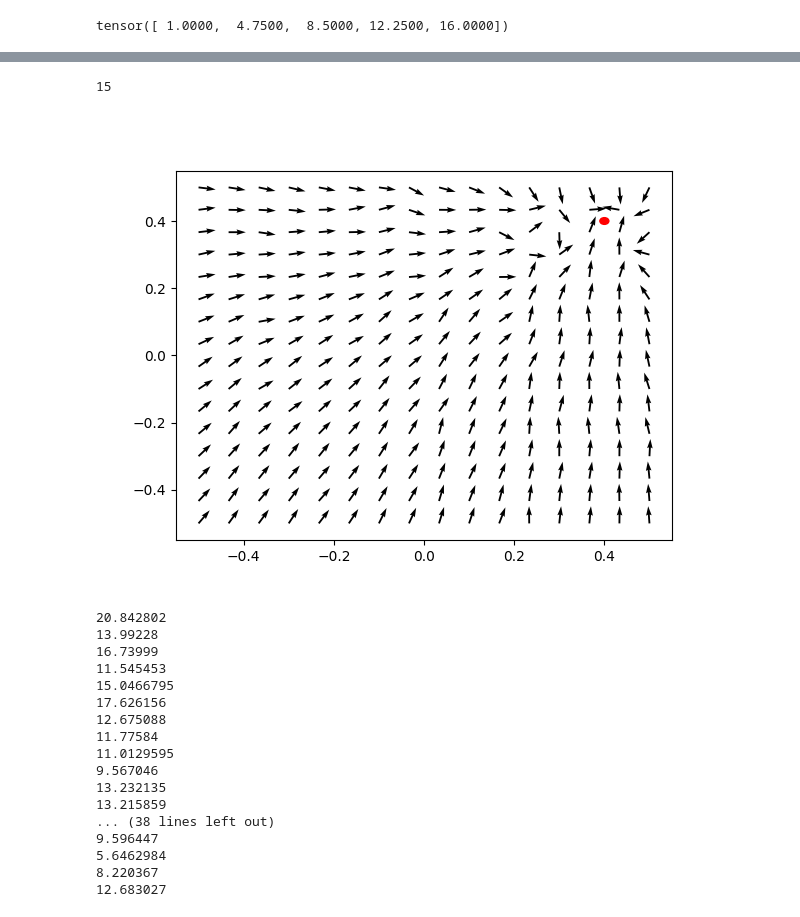
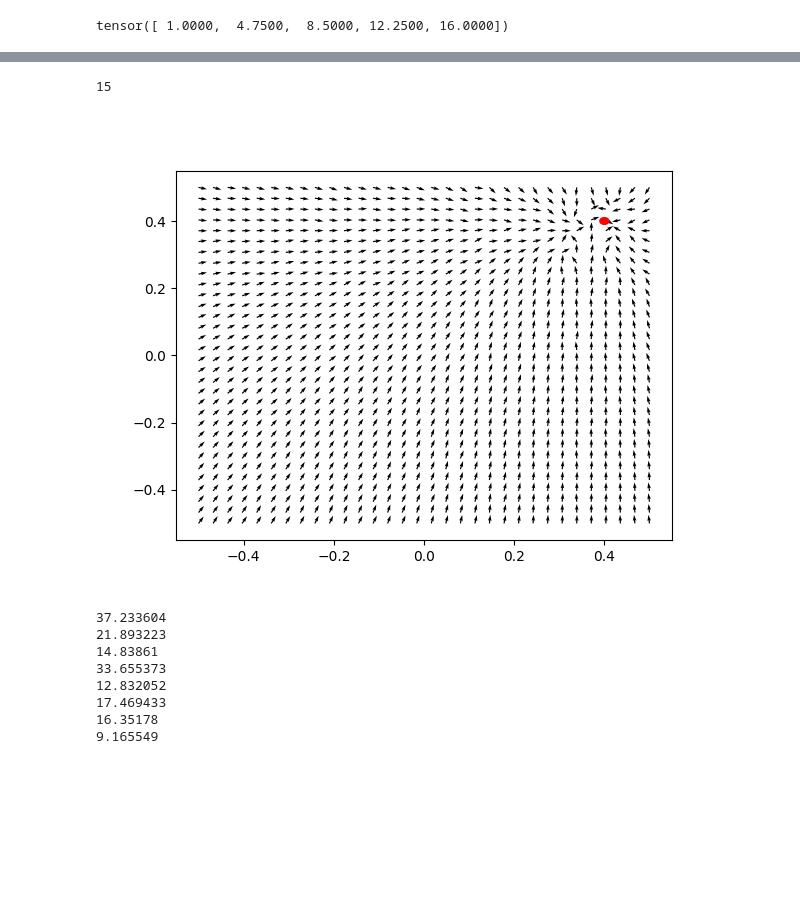
Before and after one commit to LiU-SeeGoals/controller, a Jupyter notebook: python_playground/test.ipynb, the cells around one changed output, grey strips where cells are left out. Saved outputs shown, nothing was run; the diff lists cells and outputs as text; code cells hidden in the pictures; blank space fills up the shorter version.

```diff
--- a/python_playground/test.ipynb
+++ b/python_playground/test.ipynb
@@ -70,8 +68,8 @@ from train import train
 field_hight = 9000
 field_width = 7000
 model = train(players_per_team=1,
-        epochs=10000,
+        epochs=20000,
         field_hight=field_hight,
         field_width=field_width,
-        load_model=True,
+        load_model=False,
 )
@@ -78,5 +83,6 @@ model = train(players_per_team=1,
 # %%
-x, y = torch.meshgrid(torch.linspace(-0.5, 0.5, 16), torch.linspace(-0.5, 0.5, 16))
+samples = 32
+x, y = torch.meshgrid(torch.linspace(-0.5, 0.5, samples), torch.linspace(-0.5, 0.5, samples))
 x = x.flatten()
 y = y.flatten()
 scale = torch.tensor([field_width, field_hight]).float()
@@ -88,48 +94,39 @@ ball = torch.tensor([0.4, 0.4]).float().repeat(team.shape[0], 1).unsqueeze(1) *
 
 delta = model(team, enemy, ball).squeeze(1).detach().numpy()
 # norm_delta = delta / torch.norm(delta, dim=1).unsqueeze(1)
 
 
 fig, ax = plt.subplots()
 # when a click is detected of fig, the mouse position is sent to the model
 def on_mose_click(event):
     global delta
     x = event.xdata
     y = event.ydata
     # print(x, y)
     ball = torch.tensor([x, y]).float().repeat(team.shape[0], 1).unsqueeze(1) * scale
     old_delta = delta.copy()
     delta = model(team, enemy, ball).squeeze(1).detach().numpy()
     print(np.linalg.norm(delta - old_delta))
     ax.clear()
 
     ax.quiver(team[:, 0, 0]/scale[0], team[:, 0, 1]/scale[1], delta[:, 0], delta[:, 1])
     circle = plt.Circle((x, y), 0.01, color='r')
     ax.add_artist(circle)
     fig.canvas.draw()
 
 
 ax.quiver(team[:, 0, 0]/scale[0], team[:, 0, 1]/scale[1], delta[:, 0], delta[:, 1])
 circal = plt.Circle(ball[0, 0]/scale, 0.01, color='r')
 ax.add_artist(circal)
 fig.canvas.mpl_connect('button_press_event', on_mose_click)
 # %% [output]
 15
-[figure, old version]
+[figure, new version]
-20.842802
-13.99228
-16.73999
-11.545453
-15.0466795
-17.626156
-12.675088
-11.77584
-11.0129595
-9.567046
-13.232135
-13.215859
-... (38 lines left out)
-9.596447
-5.6462984
-8.220367
-12.683027
+37.233604
+21.893223
+14.83861
+33.655373
+12.832052
+17.469433
+16.35178
+9.165549
```
Also changed, not shown: parts of 4 cells of this notebook, 1 other file.
